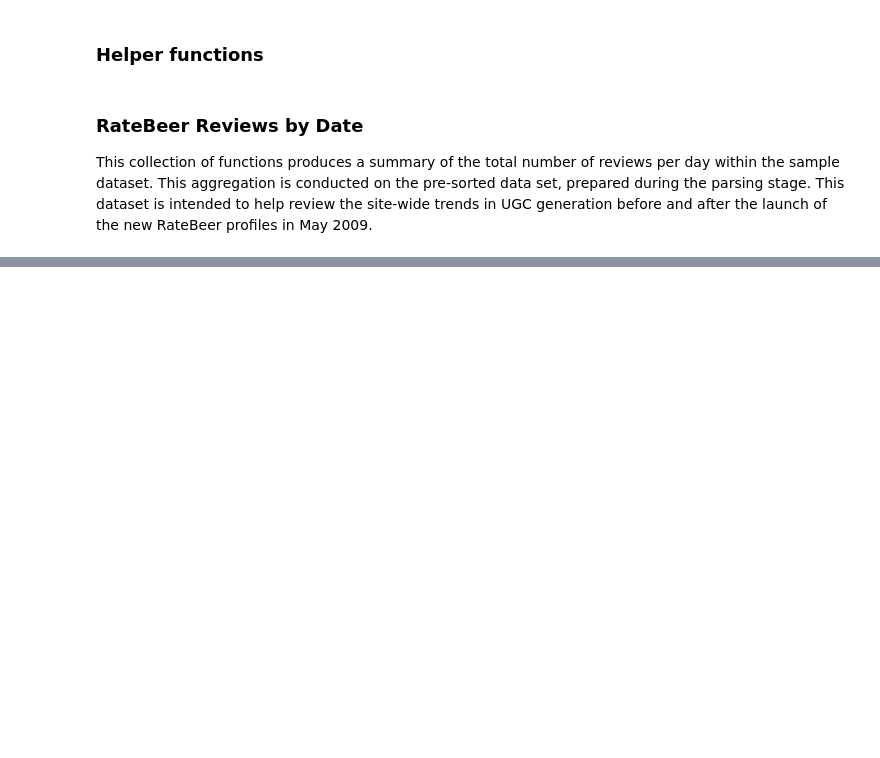
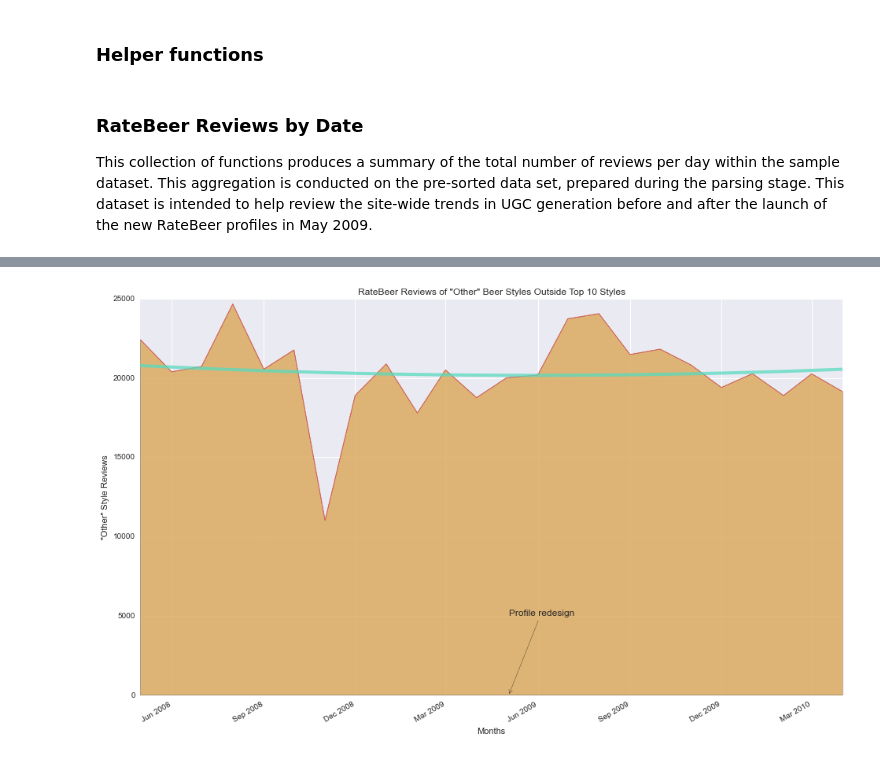
Before and after one commit to seanjh/data-analysis-CM, a Jupyter notebook: BeerDataAnalysis.ipynb, the cells around one changed output, grey strips where cells are left out. Drawn from its saved outputs; the diff is of its cells as text; code cells hidden in the pictures; blank space fills up the shorter version.

```diff
--- a/BeerDataAnalysis.ipynb
+++ b/BeerDataAnalysis.ipynb
@@ -246,10 +284,15 @@ for i in range(len(months)):
     total_reviews = sum(monthly_beer_count[month].values())
     # Total count of reviews for top_styles beers
     top_style_reviews = sum([style_counts[s][i] for s in top_styles])
-    other_counts.insert(0, total_reviews - top_style_reviews)
+    other_counts.append(total_reviews - top_style_reviews)
+#     other_counts.insert(0, total_reviews - top_style_reviews)
 style_counts['Other'] = other_counts
 top_styles.insert(0, 'Other')
 # %%
-print [months[i] for i in range(len(months))]
+# print [months[i] for i in range(len(months))]
+# print other_counts
 
-print other_counts
+# Linear trendline of review counts by day
+polynomial_order = 2
+other_style_trend_line = np.polyfit(range(len(months)), other_counts, polynomial_order)
+print other_style_trend_line
@@ -362,3 +441,0 @@ plot_styles_monthly(months, style_counts, current_palette)
-# %%
-def plot_other_styles_monthly(months, other_count, current_palette):
-    pass
@@ -364,0 +490,22 @@ def plot_other_styles_monthly(months, other_count, current_palette):
+# %%
+def plot_other_styles_monthly(months, other_count, other_style_trend_line, current_palette, top_N_num):
+    fig, axes = plt.subplots(1, figsize=(16, 10))
+
+    axes.plot(months, other_count, color=current_palette[0], lw=1, label='Reviews')
+    axes.fill_between(months, 0, other_count, facecolor=current_palette[1], alpha=0.8)
+    axes.plot(months, np.polyval(other_style_trend_line, range(len(months))), color=current_palette[5], lw=4, alpha=0.75, label='Linear model')
+
+
+    axes.annotate("Profile redesign",
+              xy=(LAUNCH_DATE, 0),
+              xytext=(LAUNCH_DATE, 5000),
+              arrowprops=dict(arrowstyle="->"),
+              fontsize='large'
+             )
+
+    fig.autofmt_xdate()
+    axes.set_title(('RateBeer Reviews of "Other" Beer Styles Outside Top %d Styles' % (top_N_num)))
+    axes.set_xlabel('Months')
+    axes.set_ylabel('"Other" Style Reviews')
+    axes.fmt_xdata = mdates.DateFormatter('%Y-%m')
+    plt.show()
@@ -365,2 +515,4 @@ def plot_other_styles_monthly(months, other_count, current_palette):
 # %%
-plot_other_styles_monthly(months, other_count, current_palette)
+plot_other_styles_monthly(months, other_counts, other_style_trend_line, current_palette, N_styles)
+# %% [output]
+[figure, added]
```
Also changed, not shown: parts of 49 cells of this notebook, 1 other file.
